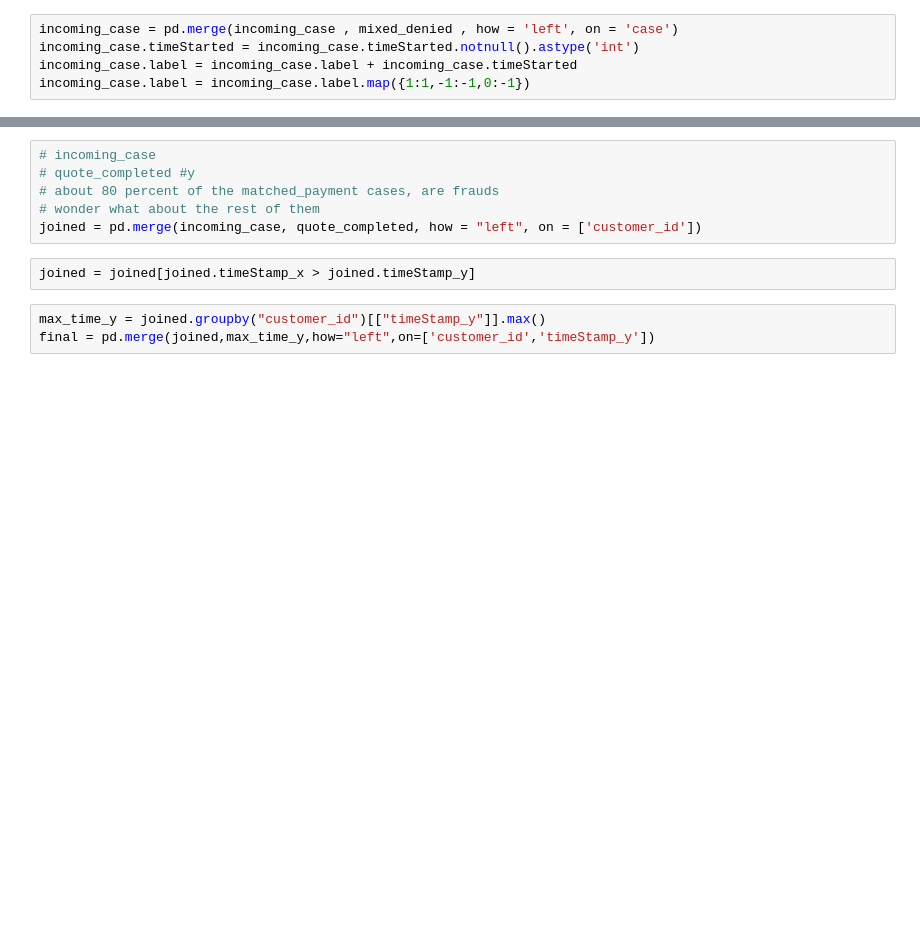
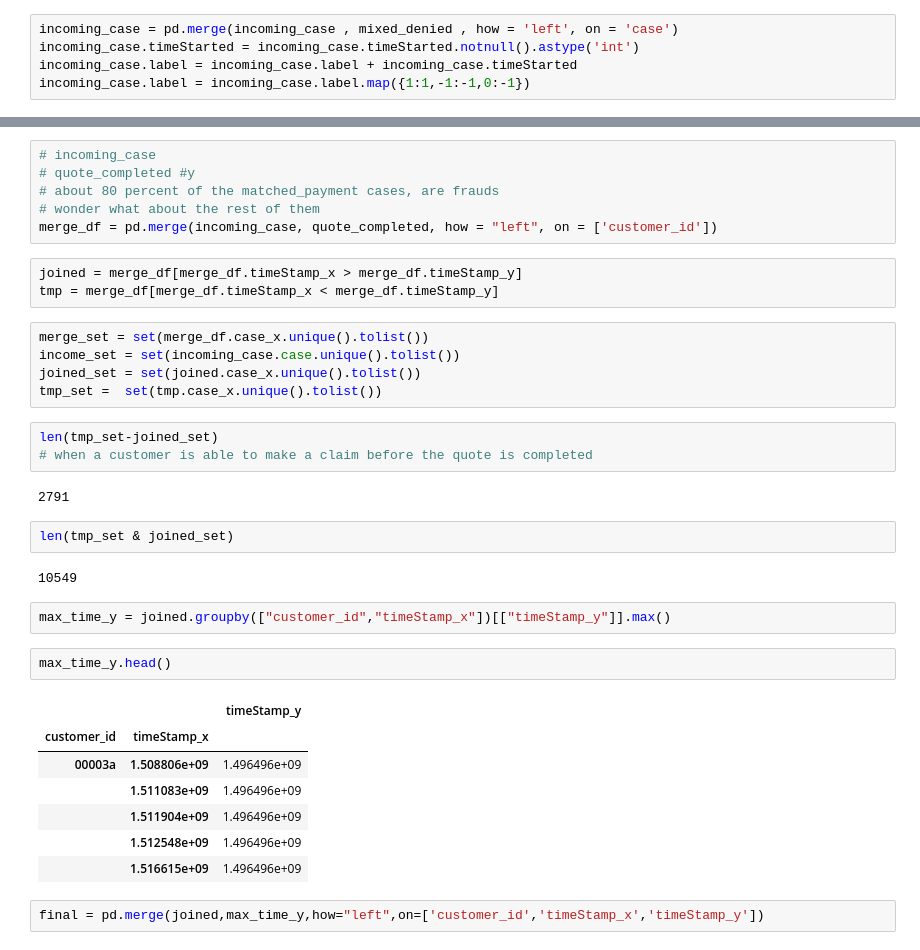
Before and after one commit to jerryUNSW/fraud_detect, a Jupyter notebook: data_cleaning.ipynb, the cells around one changed output, grey strips where cells are left out. Saved outputs shown, nothing was run; the diff lists cells and outputs as text; blank space fills up the shorter version.

```diff
--- a/data_cleaning.ipynb
+++ b/data_cleaning.ipynb
@@ -327,9 +325,35 @@ all_accepted.head()
 # quote_completed #y
 # about 80 percent of the matched_payment cases, are frauds
 # wonder what about the rest of them
-joined = pd.merge(incoming_case, quote_completed, how = "left", on = ['customer_id'])
+merge_df = pd.merge(incoming_case, quote_completed, how = "left", on = ['customer_id'])
+# %%
+joined = merge_df[merge_df.timeStamp_x > merge_df.timeStamp_y]
+tmp = merge_df[merge_df.timeStamp_x < merge_df.timeStamp_y]
+# %%
+merge_set = set(merge_df.case_x.unique().tolist())
+income_set = set(incoming_case.case.unique().tolist())
+joined_set = set(joined.case_x.unique().tolist())
+tmp_set =  set(tmp.case_x.unique().tolist())
+# %%
+len(tmp_set-joined_set)
+# when a customer is able to make a claim before the quote is completed
+# %% [output]
+2791
+# %%
+len(tmp_set & joined_set)
+# %% [output]
+10549
 # %%
-joined = joined[joined.timeStamp_x > joined.timeStamp_y]
+max_time_y = joined.groupby(["customer_id","timeStamp_x"])[["timeStamp_y"]].max()
+# %%
+max_time_y.head()
+# %% [output]
+|  |  | timeStamp_y |
+| customer_id | timeStamp_x |  |
+| 00003a | 1.508806e+09 | 1.496496e+09 |
+|  | 1.511083e+09 | 1.496496e+09 |
+|  | 1.511904e+09 | 1.496496e+09 |
+|  | 1.512548e+09 | 1.496496e+09 |
+|  | 1.516615e+09 | 1.496496e+09 |
 # %%
-max_time_y = joined.groupby("customer_id")[["timeStamp_y"]].max()
-final = pd.merge(joined,max_time_y,how="left",on=['customer_id','timeStamp_y'])
+final = pd.merge(joined,max_time_y,how="left",on=['customer_id','timeStamp_x','timeStamp_y'])
```
Also changed, not shown: parts of 20 cells of this notebook, 2 other files.
